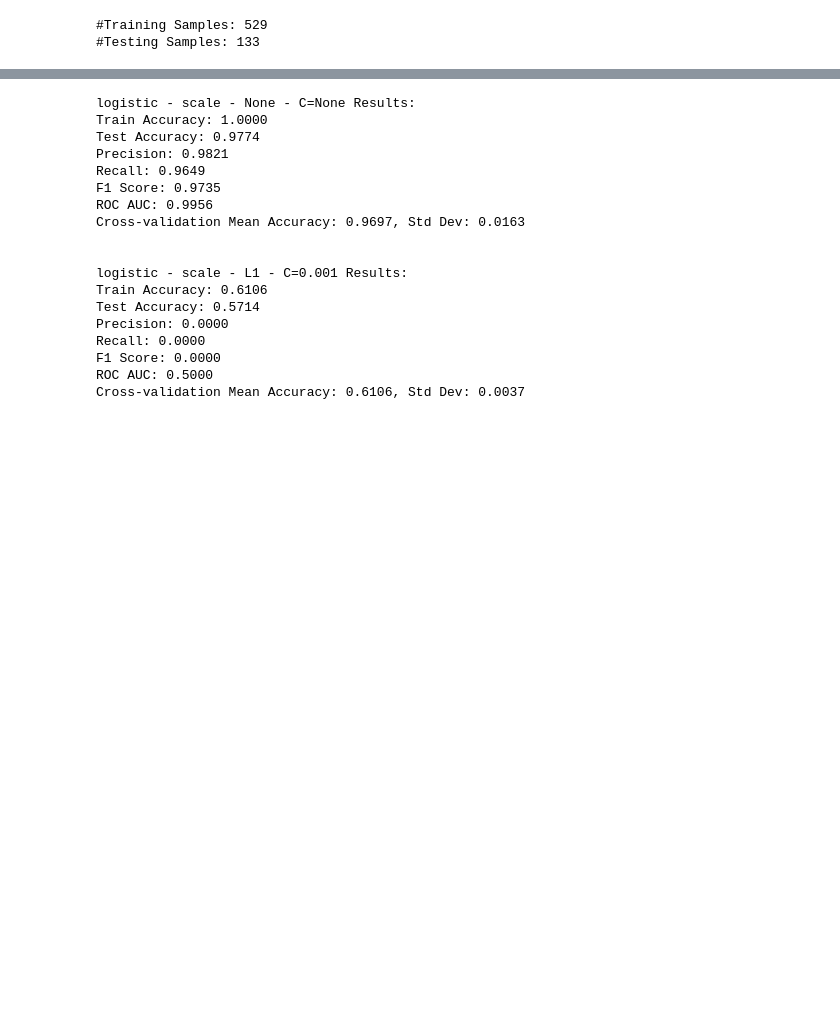
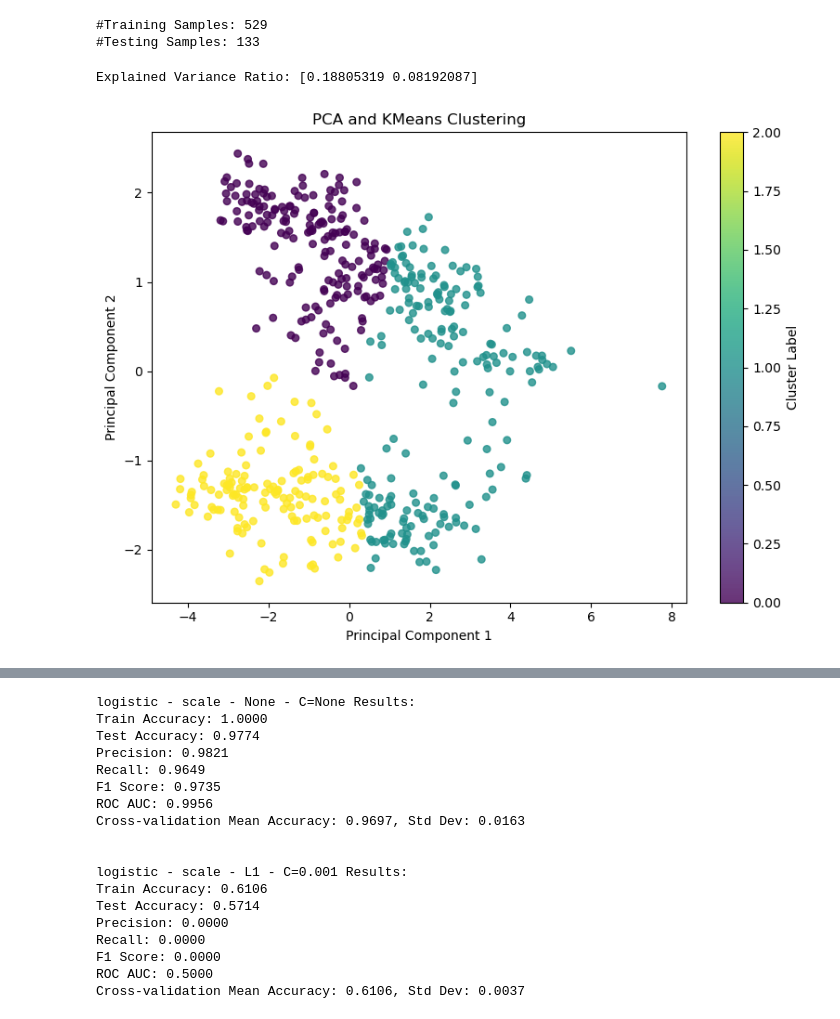
Before and after one commit to qianxichen233/CS-UY-4563-project, a Jupyter notebook: main.ipynb, the cells around one changed output, grey strips where cells are left out. Drawn from its saved outputs; the diff is of its cells as text; code cells hidden in the pictures; blank space fills up the shorter version.

```diff
--- a/main.ipynb
+++ b/main.ipynb
@@ -120,3 +120,41 @@ print(f"#Testing Samples: {len(X_test)}")
 # %% [output]
 #Training Samples: 529
 #Testing Samples: 133
+# %%
+from sklearn.decomposition import PCA
+from sklearn.cluster import KMeans
+import matplotlib.pyplot as plt
+import seaborn as sns
+import numpy as np
+
+# Perform PCA on training data
+def perform_pca(X, n_components=2):
+    pca = PCA(n_components=n_components)
+    reduced_data = pca.fit_transform(X)
+    print(f"Explained Variance Ratio: {pca.explained_variance_ratio_}")
+    return reduced_data, pca
+
+# Apply KMeans Clustering
+def perform_clustering(X, n_clusters=3):
+    kmeans = KMeans(n_clusters=n_clusters, random_state=42)
+    clusters = kmeans.fit_predict(X)
+    return clusters, kmeans
+
+# Visualize PCA-reduced data with clusters
+def plot_pca_clusters(pca_data, clusters, title="PCA Clustering"):
+    plt.figure(figsize=(8, 6))
+    plt.scatter(pca_data[:, 0], pca_data[:, 1], c=clusters, cmap='viridis', s=30, alpha=0.8)
+    plt.colorbar(label='Cluster Label')
+    plt.title(title)
+    plt.xlabel('Principal Component 1')
+    plt.ylabel('Principal Component 2')
+    plt.tight_layout()
+    plt.show()
+
+# Perform PCA and clustering
+pca_data, pca_model = perform_pca(X_train, n_components=2)
+clusters, kmeans_model = perform_clustering(pca_data, n_clusters=3)
+plot_pca_clusters(pca_data, clusters, title="PCA and KMeans Clustering")
+# %% [output]
+Explained Variance Ratio: [0.18805319 0.08192087]
+[figure, added]
```
Also changed, not shown: parts of 3 cells of this notebook.
